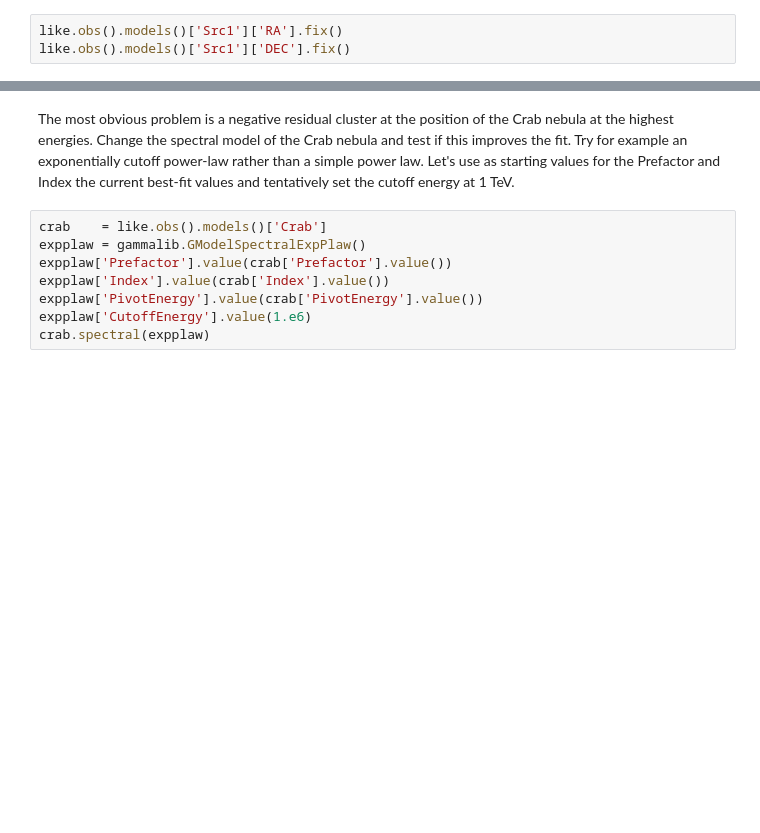
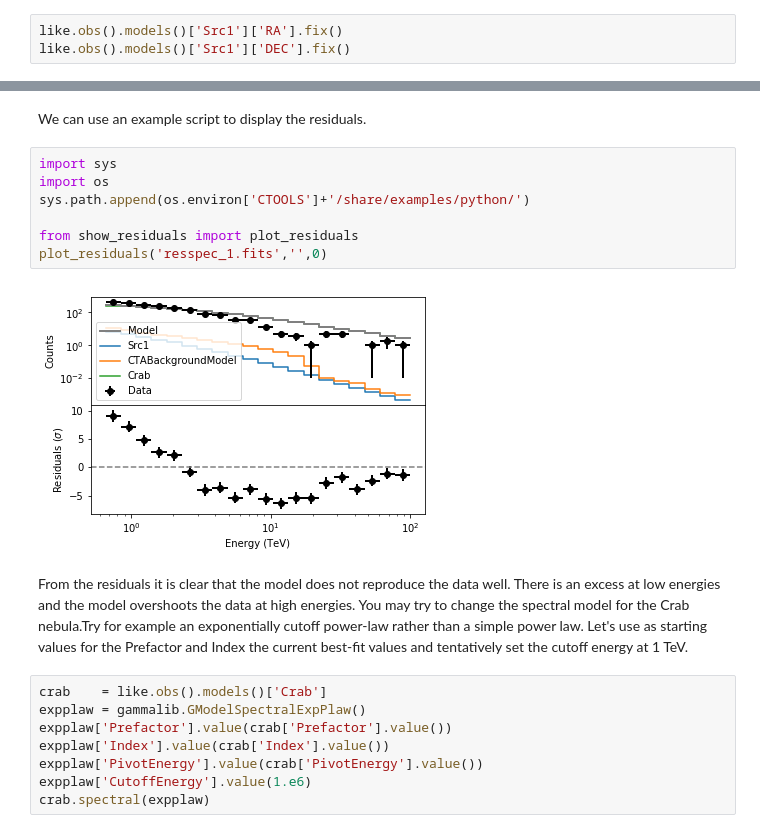
Before and after one commit to ctools/ctools, a Jupyter notebook: doc/source/users/tutorials/howto/howto_advanced_python_fitting.ipynb, the cells around one changed output, grey strips where cells are left out. Saved outputs shown, nothing was run; the diff lists cells and outputs as text; blank space fills up the shorter version.

```diff
--- a/doc/source/users/tutorials/howto/howto_advanced_python_fitting.ipynb
+++ b/doc/source/users/tutorials/howto/howto_advanced_python_fitting.ipynb
@@ -242,5 +236,16 @@ resmap_erange([[emin,1.],
+# %% [markdown]
+We can use an example script to display the residuals.
+# %%
+import sys
+import os
+sys.path.append(os.environ['CTOOLS']+'/share/examples/python/')
+
+from show_residuals import plot_residuals
+plot_residuals('resspec_1.fits','',0)
+# %% [output]
+[figure, added]
 # %% [markdown]
-The most obvious problem is a negative residual cluster at the position of the Crab nebula at the highest energies. Change the spectral model of the Crab nebula and test if this improves the fit. Try for example an exponentially cutoff power-law rather than a simple power law. Let's use as starting values for the Prefactor and Index the current best-fit values and tentatively set the cutoff energy at 1 TeV.
+From the residuals it is clear that the model does not reproduce the data well. There is an excess at low energies and the model overshoots the data at high energies. You may try to change the spectral model for the Crab nebula.Try for example an exponentially cutoff power-law rather than a simple power law. Let's use as starting values for the Prefactor and Index the current best-fit values and tentatively set the cutoff energy at 1 TeV.
 # %%
 crab    = like.obs().models()['Crab']
 expplaw = gammalib.GModelSpectralExpPlaw()
```
Also changed, not shown: parts of 17 cells of this notebook.
